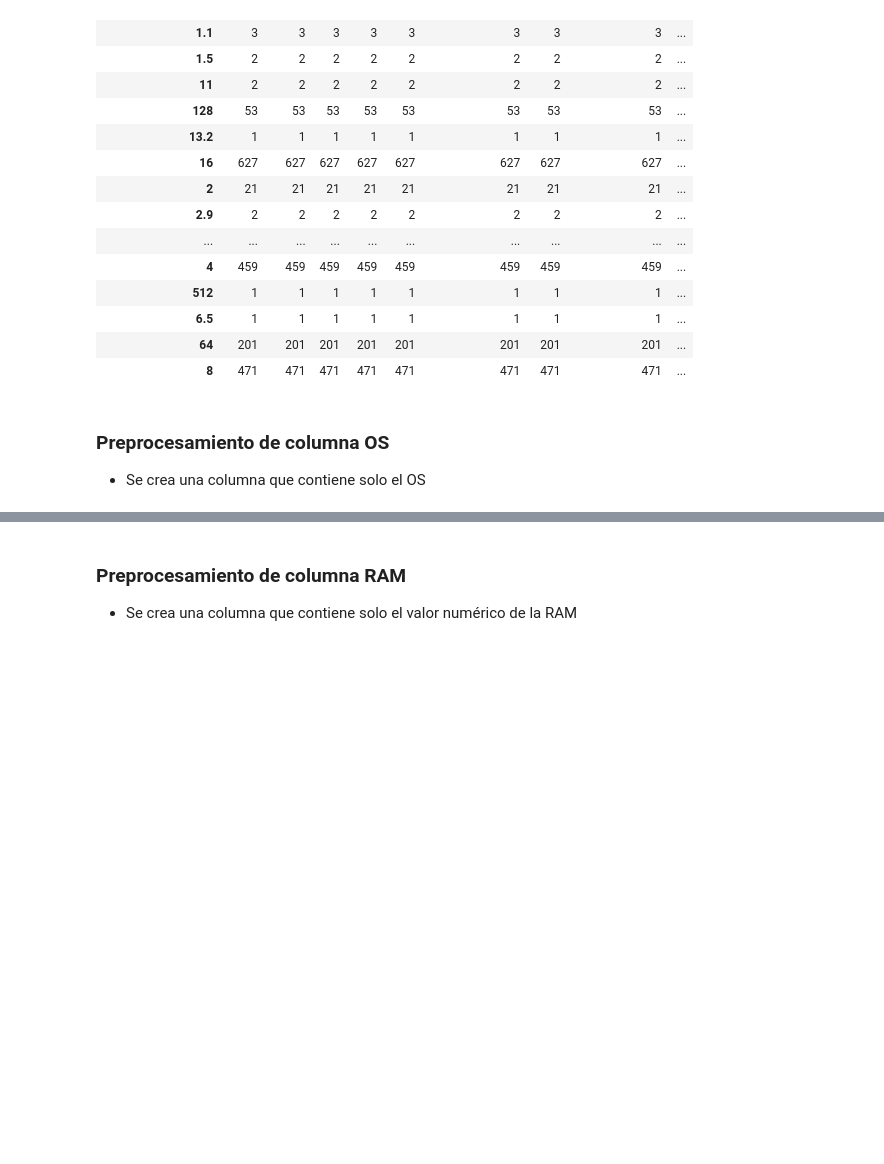
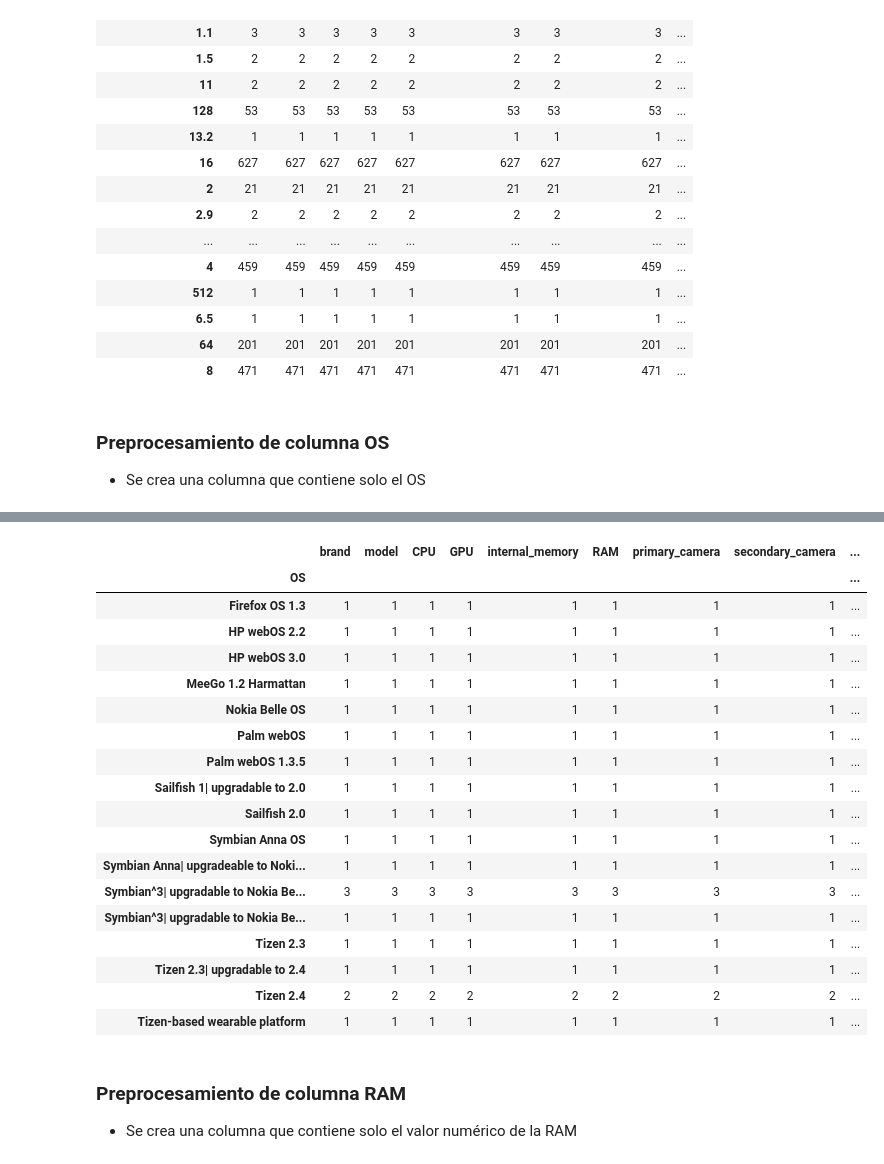
Before and after one commit to jgermanob/PCIC-Inteligencia-aritificial, a Jupyter notebook: Notebooks/Data_preprocessing.ipynb, the cells around one changed output, grey strips where cells are left out. Drawn from its saved outputs; the diff is of its cells as text; code cells hidden in the pictures; blank space fills up the shorter version.

```diff
--- a/Notebooks/Data_preprocessing.ipynb
+++ b/Notebooks/Data_preprocessing.ipynb
@@ -600,2 +580,0 @@ Name: 0, Length: 2270, dtype: object
-# %%
-df['OS'] = new_split_df[0].values
@@ -602,3 +607,28 @@ df['OS'] = new_split_df[0].values
+# %%
+a = ['iOS' , 'Android', 'Windows', 'BlackBerry']
+
+df = df[df['OS'].isin(a)]
+df.groupby('OS').count()
+# %% [output]
+|  | brand | model | CPU | GPU | internal_memory | RAM | primary_camera | secondary_camera | ... |
+| OS |  |  |  |  |  |  |  |  | ... |
+| Firefox OS 1.3 | 1 | 1 | 1 | 1 | 1 | 1 | 1 | 1 | ... |
+| HP webOS 2.2 | 1 | 1 | 1 | 1 | 1 | 1 | 1 | 1 | ... |
+| HP webOS 3.0 | 1 | 1 | 1 | 1 | 1 | 1 | 1 | 1 | ... |
+| MeeGo 1.2 Harmattan | 1 | 1 | 1 | 1 | 1 | 1 | 1 | 1 | ... |
+| Nokia Belle OS | 1 | 1 | 1 | 1 | 1 | 1 | 1 | 1 | ... |
+| Palm webOS | 1 | 1 | 1 | 1 | 1 | 1 | 1 | 1 | ... |
+| Palm webOS 1.3.5 | 1 | 1 | 1 | 1 | 1 | 1 | 1 | 1 | ... |
+| Sailfish 1| upgradable to 2.0 | 1 | 1 | 1 | 1 | 1 | 1 | 1 | 1 | ... |
+| Sailfish 2.0 | 1 | 1 | 1 | 1 | 1 | 1 | 1 | 1 | ... |
+| Symbian Anna OS | 1 | 1 | 1 | 1 | 1 | 1 | 1 | 1 | ... |
+| Symbian Anna| upgradeable to Noki... | 1 | 1 | 1 | 1 | 1 | 1 | 1 | 1 | ... |
+| Symbian^3| upgradable to Nokia Be... | 3 | 3 | 3 | 3 | 3 | 3 | 3 | 3 | ... |
+| Symbian^3| upgradable to Nokia Be... | 1 | 1 | 1 | 1 | 1 | 1 | 1 | 1 | ... |
+| Tizen 2.3 | 1 | 1 | 1 | 1 | 1 | 1 | 1 | 1 | ... |
+| Tizen 2.3| upgradable to 2.4 | 1 | 1 | 1 | 1 | 1 | 1 | 1 | 1 | ... |
+| Tizen 2.4 | 2 | 2 | 2 | 2 | 2 | 2 | 2 | 2 | ... |
+| Tizen-based wearable platform | 1 | 1 | 1 | 1 | 1 | 1 | 1 | 1 | ... |
 # %% [markdown]
 ### Preprocesamiento de columna RAM
 - Se crea una columna que contiene solo el valor numérico de la RAM
```
Also changed, not shown: parts of 13 cells of this notebook, 1 other file.
